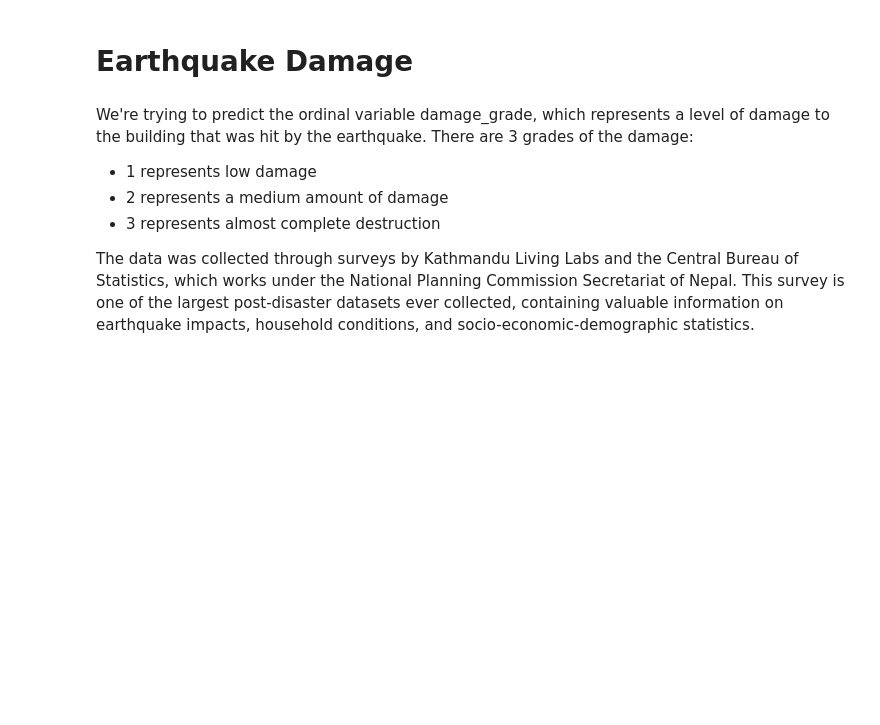
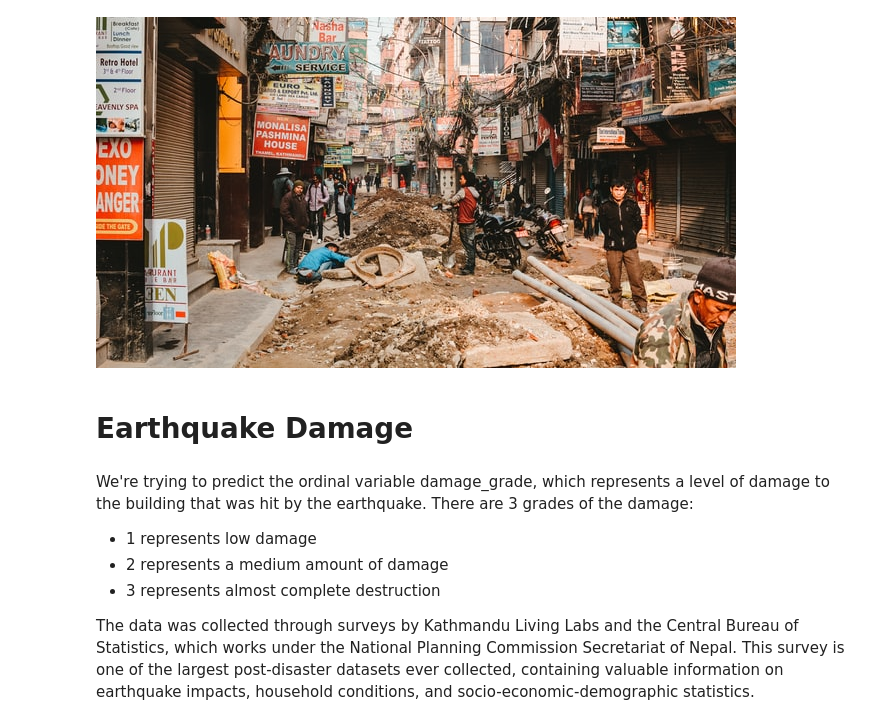
Before and after one commit to twhipple/Modeling_Earthquake_Damage, a Jupyter notebook: Modeling_Earthquake_Damage.ipynb, the cells around one changed output. Saved outputs shown, nothing was run; the diff lists cells and outputs as text; code cells hidden in the pictures; blank space fills up the shorter version.

```diff
--- a/Modeling_Earthquake_Damage.ipynb
+++ b/Modeling_Earthquake_Damage.ipynb
@@ -1,3 +1,8 @@
+# %%
+from IPython.display import Image
+Image(filename='Images/adli-wahid-qMU6rlIhqOE-unsplash.jpg')
+# %% [output]
+[figure, added]
 # %% [markdown]
 # Earthquake Damage
 # %% [markdown]
```
Also changed, not shown: parts of 41 cells of this notebook, 6 other files.
